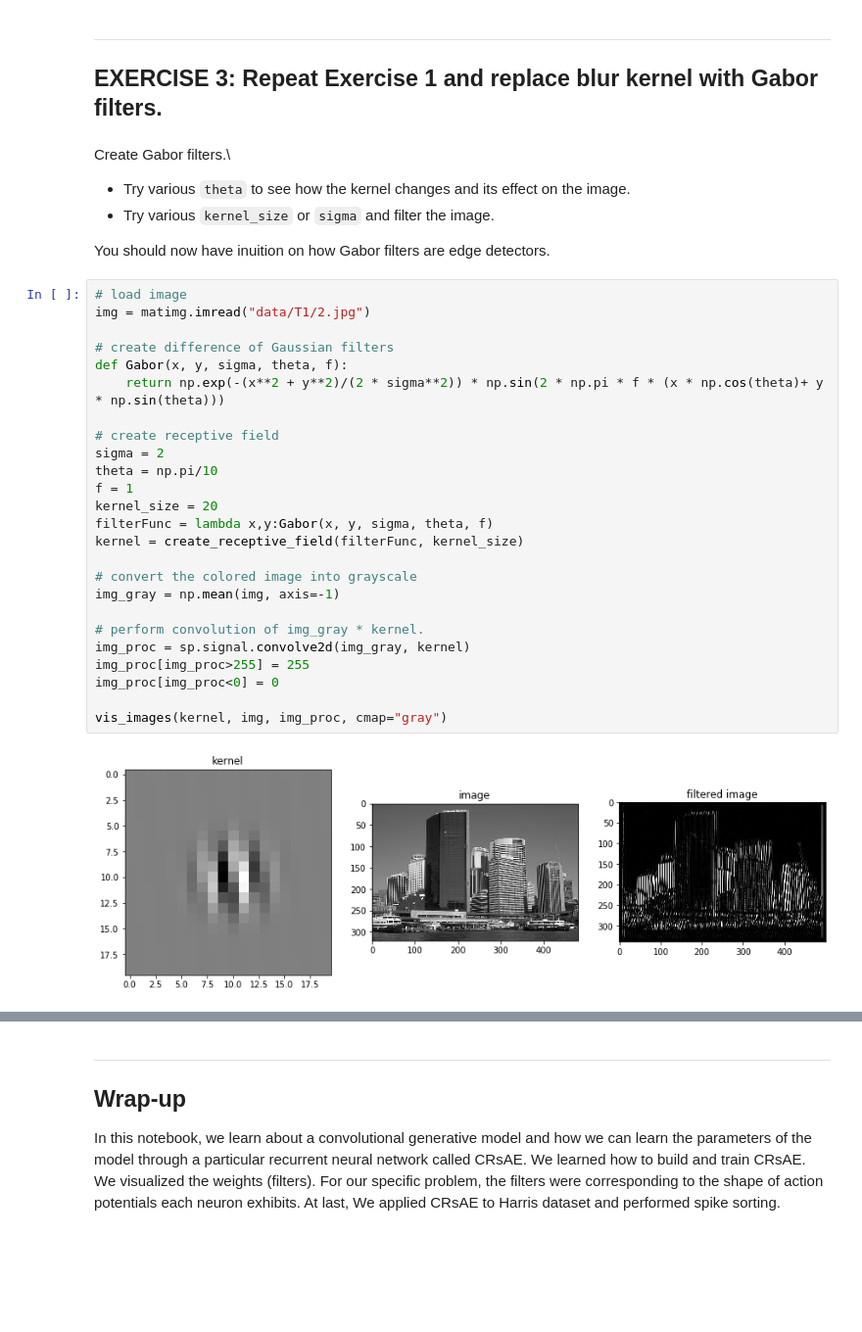
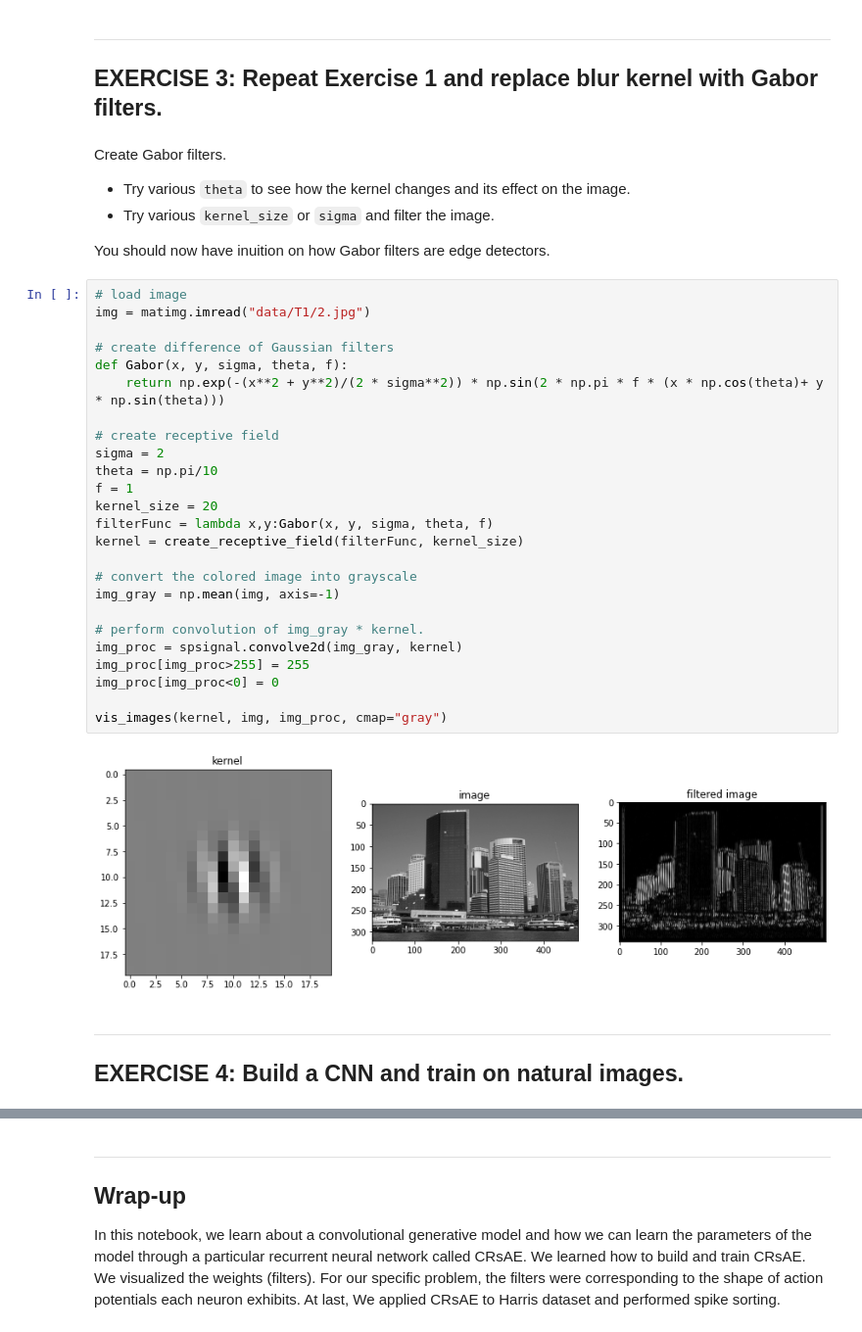
Before and after one commit to manosth/compneuro-workshop-2021, a Jupyter notebook: tutorials/vision-cnn.ipynb, the cells around one changed output, grey strips where cells are left out. Shown at 98% size. Cells and saved outputs as stored; diff of their text form; blank space fills up the shorter version.

```diff
--- a/tutorials/vision-cnn.ipynb
+++ b/tutorials/vision-cnn.ipynb
@@ -173,7 +182,7 @@ vis_images(kernel, img_gray, img_proc, cmap="gray")
 ---
 ## EXERCISE 3: Repeat Exercise 1 and replace blur kernel with Gabor filters.
 # %% [markdown]
-Create Gabor filters.\
+Create Gabor filters.
 
 - Try various `theta` to see how the kernel changes and its effect on the image.
 - Try various `kernel_size` or `sigma` and filter the image.
@@ -182,27 +191,30 @@ You should now have inuition on how Gabor filters are edge detectors.
 # %%
 # load image
 img = matimg.imread("data/T1/2.jpg")
 
 # create difference of Gaussian filters
 def Gabor(x, y, sigma, theta, f):
     return np.exp(-(x**2 + y**2)/(2 * sigma**2)) * np.sin(2 * np.pi * f * (x * np.cos(theta)+ y * np.sin(theta)))
 
 # create receptive field
 sigma = 2
 theta = np.pi/10
 f = 1
 kernel_size = 20
 filterFunc = lambda x,y:Gabor(x, y, sigma, theta, f)
 kernel = create_receptive_field(filterFunc, kernel_size)
 
 # convert the colored image into grayscale
 img_gray = np.mean(img, axis=-1)
 
 # perform convolution of img_gray * kernel.
-img_proc = sp.signal.convolve2d(img_gray, kernel)
+img_proc = spsignal.convolve2d(img_gray, kernel)
 img_proc[img_proc>255] = 255
 img_proc[img_proc<0] = 0
 
 vis_images(kernel, img, img_proc, cmap="gray")
 # %% [output]
-[figure, old version]
+[figure, new version]
+# %% [markdown]
+---
+## EXERCISE 4: Build a CNN and train on natural images.
```
Also changed, not shown: parts of 15 cells of this notebook.
